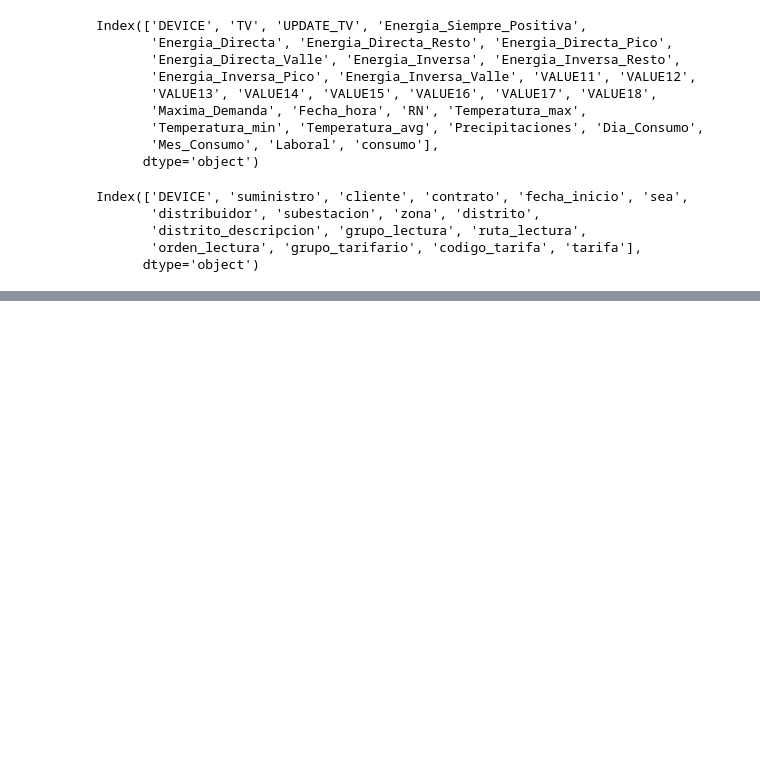
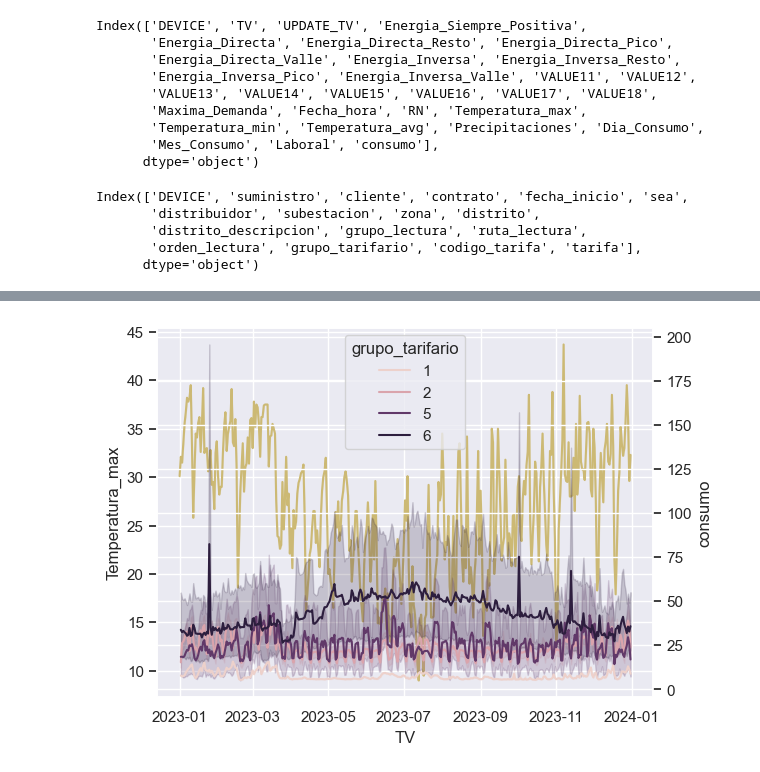
Before and after one commit to pasollipaula/DiplodatosMentoria, a Jupyter notebook: carga_datasets.ipynb, the cells around one changed output, grey strips where cells are left out. Cells and saved outputs as stored; diff of their text form; code cells hidden in the pictures; blank space fills up the shorter version.

```diff
--- a/carga_datasets.ipynb
+++ b/carga_datasets.ipynb
@@ -662,8 +663,12 @@ for medidor in consumos['DEVICE'].unique():
     filtered_consumos = consumos.loc[consumos['DEVICE'] == medidor].sort_values('TV')
 
     # Calculamos el cambio porcentual y asignarlo a 'cambio'
-    # usaremo pct_change para calcular la fracción de cambio entre filas
-    filtered_consumos['cambio'] = filtered_consumos['Energia_Directa'].pct_change(1)
+    # usaremos pct_change para calcular la fracción de cambio entre filas
+    # cuando el medidor estaba funcionando y pasa a cero genera un NaN
+    cambio = filtered_consumos['Energia_Directa'].pct_change(1).fillna(0)
+
+    # Cuando el medidor estaba en 0 y empieza a funcinar el cambio tiende a infinito
+    filtered_consumos['cambio'] = cambio.replace(math.inf,1)
 
     # Actualizamos 'consumos[] agregando una columna 'consuno' (en este caso diario) con valores calculados
     consumos.loc[consumos['DEVICE'] == medidor, 'consumo'] = filtered_consumos['cambio']*filtered_consumos['Energia_Directa']
@@ -723,3 +740,20 @@ modelo.corr(numeric_only = True)
 | grupo_tarifario | 0.150852 | 0.245476 | 0.233255 | 0.000775 | 0.000823 | 0.000890 | 0.000089 | ... |
 | subestacion | -0.018516 | 0.045635 | 0.071341 | -0.000349 | -0.000497 | -0.000398 | -0.000123 | ... |
 | codigo_tarifa | 0.127982 | 0.178003 | 0.165101 | 0.000657 | 0.000851 | 0.000815 | 0.000165 | ... |
+# %%
+# Identificar la causa de los picos, valles y consumos medios.
+#sns.set_theme(style="darkgrid")
+
+fig, ax = plt.subplots()
+
+# Plot the responses for different events and regions
+sns.lineplot(x="TV", y="Temperatura_max",
+             data=modelo, ax=ax, color='y')
+ax2 = ax.twinx()
+sns.lineplot(x="TV", y="consumo",
+             hue="grupo_tarifario", #style="Temperatura_max",
+             data=modelo, ax=ax2)
+
+plt.show()
+# %% [output]
+[figure, added]
```
Also changed, not shown: parts of 2 cells of this notebook.
